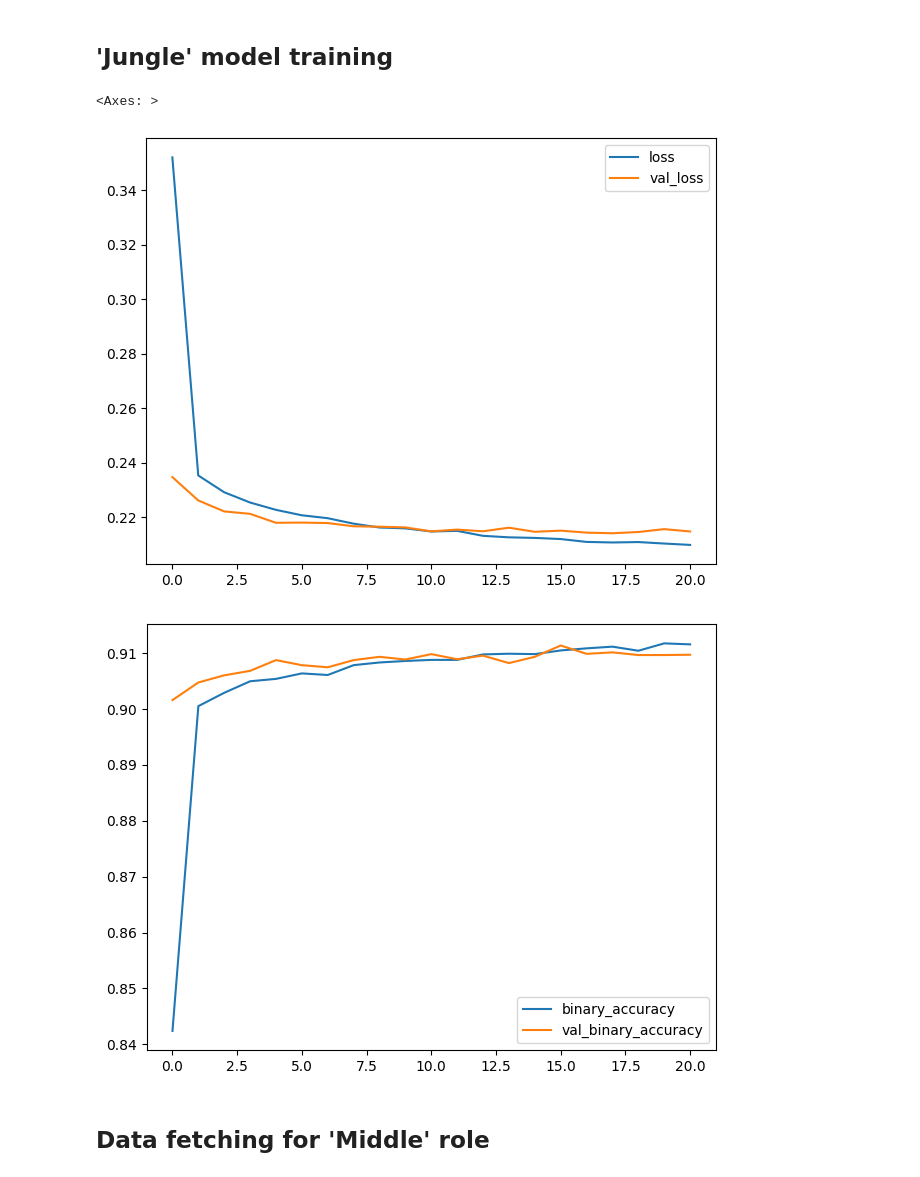
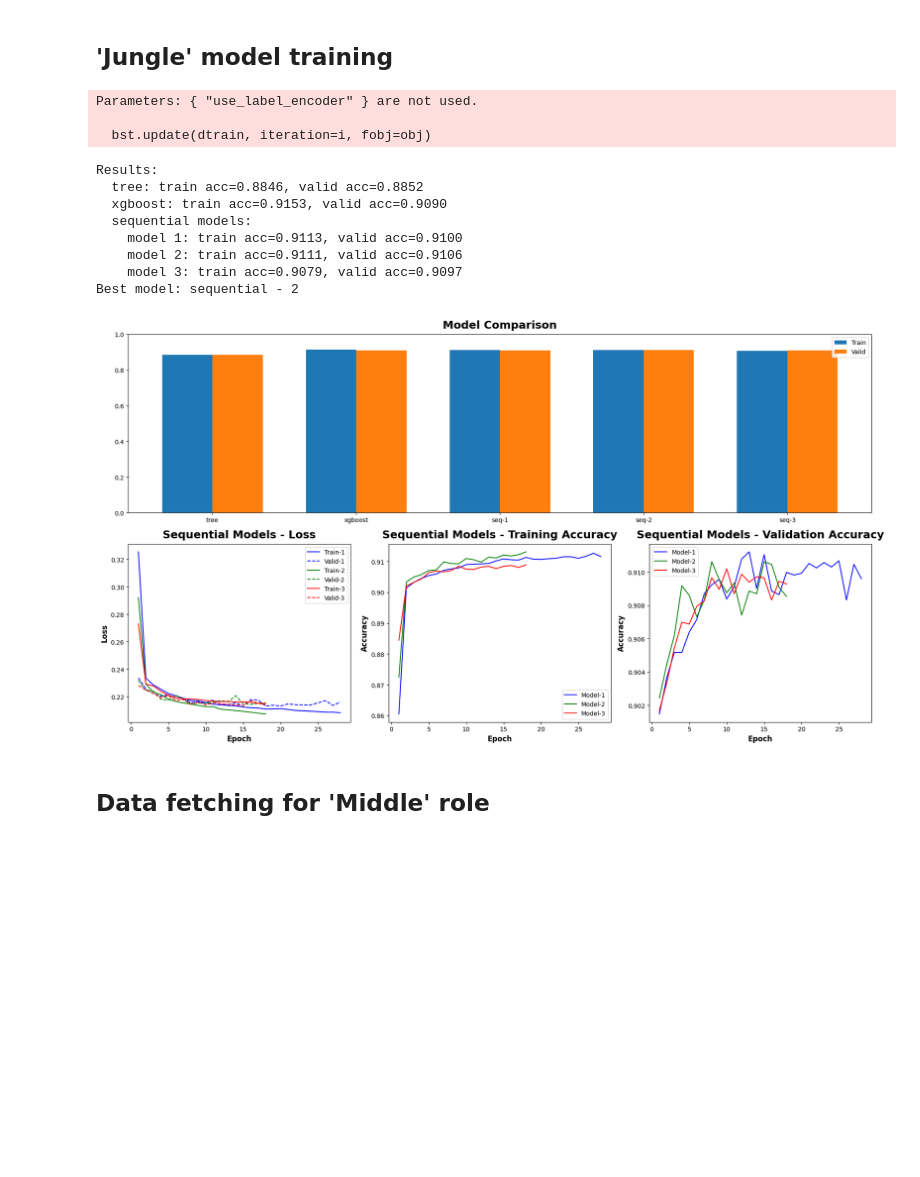
Before and after one commit to ARTHURVANBELLE/AI_LAB_MA1, a Jupyter notebook: models/1_models_win_loose.ipynb, the cells around one changed output. Saved outputs shown, nothing was run; the diff lists cells and outputs as text; code cells hidden in the pictures; blank space fills up the shorter version.

```diff
--- a/models/1_models_win_loose.ipynb
+++ b/models/1_models_win_loose.ipynb
@@ -123,12 +170,12 @@ def get_role_data(role: str, test_game_id: int | None = None) -> tuple:
 
     X = get_useful_players_data(X)
 
-    X_train, X_valid, y_train, y_test = group_split(X, y, group)
+    X_train, X_valid, y_train, y_valid = group_split(X, y, group)
 
     X_train = win_loose_preprocessor.fit_transform(X_train)
     X_valid = win_loose_preprocessor.transform(X_valid)
 
-    return X_train, X_valid, y_train, y_test
+    return X_train, X_valid, y_train, y_valid
 # %% [markdown]
 ## Create the model
 # %%
@@ -233,21 +515,27 @@ Input shape: [10]
 # %% [markdown]
 ## 'Jungle' model training
 # %%
-jungle_model = get_model(jungle_input_shape[0])
+jungle_models = get_models(jungle_input_shape[0])
+jungle_models, jungle_results, jungle_best_model_type, jungle_best_model, jungle_best_seq_key = train_models(
+    jungle_X_train, jungle_X_valid, jungle_y_train, jungle_y_valid, jungle_models,
+    epochs=100, batch_size=256
+)
 
-jungle_history = train_model(
-    jungle_X_train, jungle_X_valid, jungle_y_train, jungle_y_valid, jungle_model,
-    epochs=100, batch_size=256)
-
-jungle_history_df = pd.DataFrame(jungle_history.history)
-
-# Plot the training and validation loss
-jungle_history_df.loc[0:, ['loss', 'val_loss']].plot()
-jungle_history_df.loc[0:, ['binary_accuracy', 'val_binary_accuracy']].plot()
+# Visualize jungle results
+fig = visualize_model_results(jungle_results, jungle_best_model_type, jungle_best_seq_key)
 # %% [output]
-<Axes: >
+Parameters: { "use_label_encoder" } are not used.
+
+  bst.update(dtrain, iteration=i, fobj=obj)
+Results:
+  tree: train acc=0.8846, valid acc=0.8852
+  xgboost: train acc=0.9153, valid acc=0.9090
+  sequential models:
+    model 1: train acc=0.9113, valid acc=0.9100
+    model 2: train acc=0.9111, valid acc=0.9106
+    model 3: train acc=0.9079, valid acc=0.9097
+Best model: sequential - 2
-[figure, old version]
+[figure, new version]
-[figure, removed]
 # %% [markdown]
 ## Data fetching for 'Middle' role
 # %%
```
Also changed, not shown: parts of 12 cells of this notebook, 7 other files.
